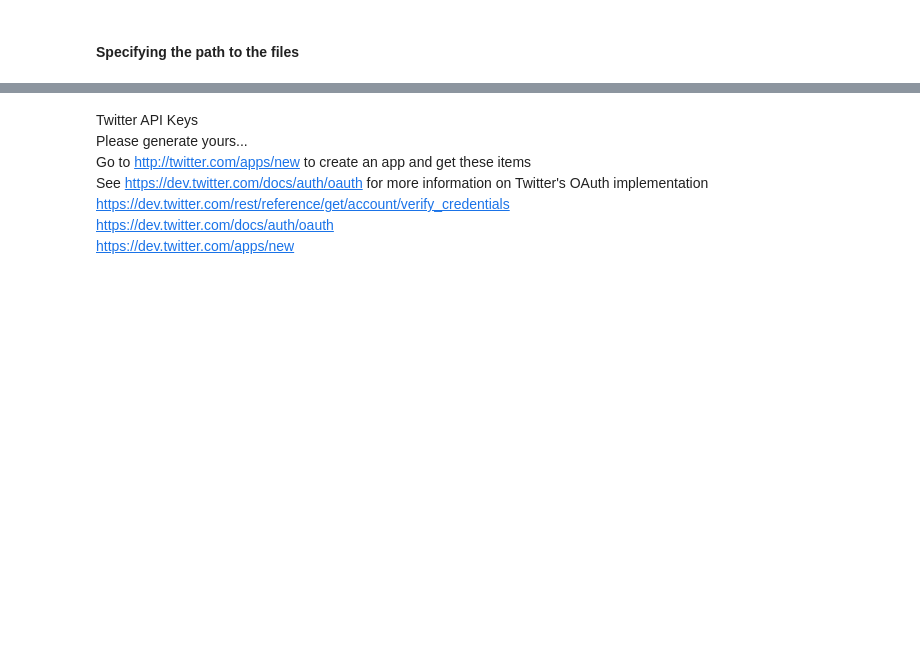
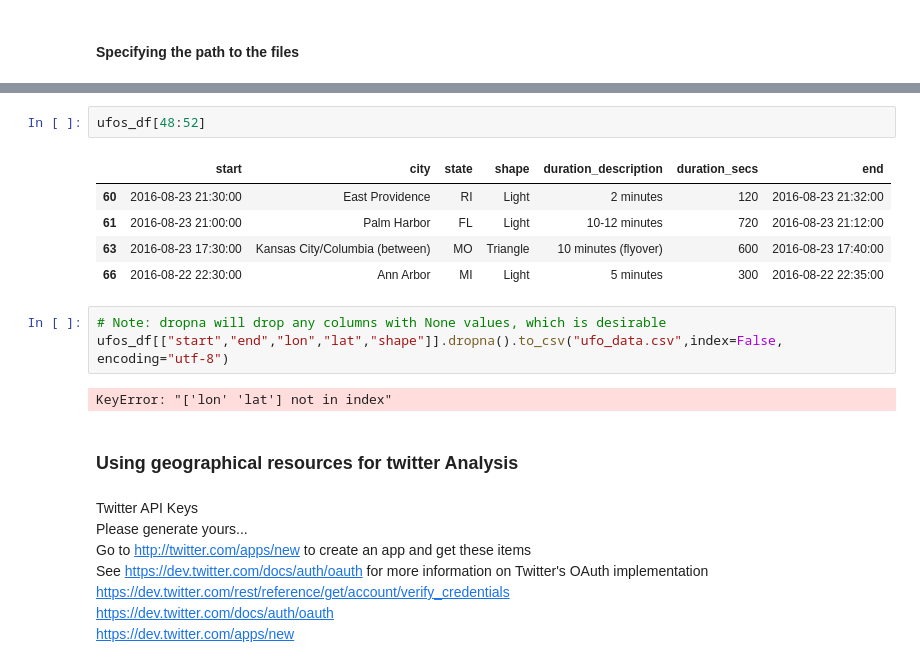
Before and after one commit to rsouza/MMD, a Jupyter notebook: notebooks/07_Spatial_Analysis_Examples.ipynb, the cells around one changed output, grey strips where cells are left out. Saved outputs shown, nothing was run; the diff lists cells and outputs as text; blank space fills up the shorter version.

```diff
--- a/notebooks/07_Twitter_Analysis.ipynb
+++ b/notebooks/07_Spatial_Analysis_Examples.ipynb
@@ -79,3 +286,18 @@ twitter_query = u'Earth'
+# %%
+ufos_df[48:52]
+# %% [output]
+|  | start | city | state | shape | duration_description | duration_secs | end |
+| 60 | 2016-08-23 21:30:00 | East Providence | RI | Light | 2 minutes | 120 | 2016-08-23 21:32:00 |
+| 61 | 2016-08-23 21:00:00 | Palm Harbor | FL | Light | 10-12 minutes | 720 | 2016-08-23 21:12:00 |
+| 63 | 2016-08-23 17:30:00 | Kansas City/Columbia (between) | MO | Triangle | 10 minutes (flyover) | 600 | 2016-08-23 17:40:00 |
+| 66 | 2016-08-22 22:30:00 | Ann Arbor | MI | Light | 5 minutes | 300 | 2016-08-22 22:35:00 |
+# %%
+# Note: dropna will drop any columns with None values, which is desirable
+ufos_df[["start","end","lon","lat","shape"]].dropna().to_csv("ufo_data.csv",index=False, encoding="utf-8")
+# %% [output]
+KeyError: "['lon' 'lat'] not in index"
+# %% [markdown]
+### Using geographical resources for twitter Analysis
 # %% [markdown]
 Twitter API Keys
 Please generate yours...
```
Also changed, not shown: parts of 37 cells of this notebook, 1 other file.
